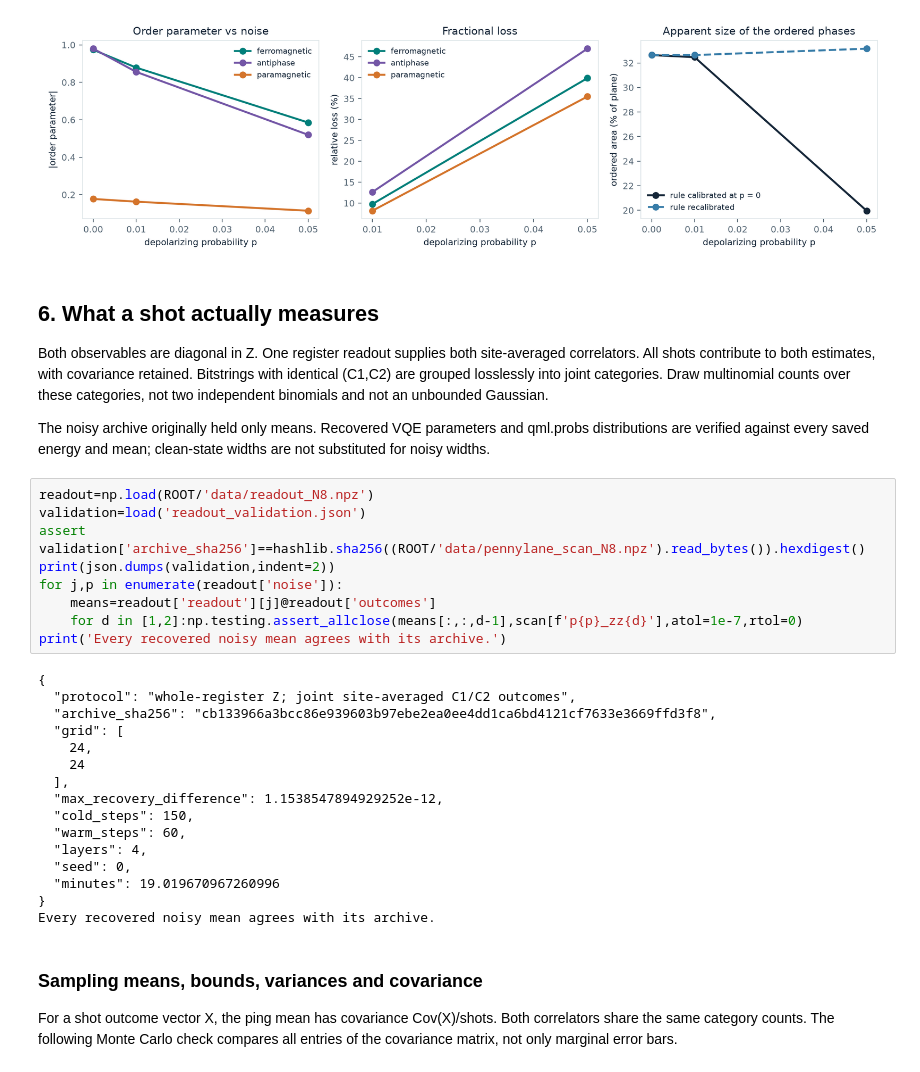
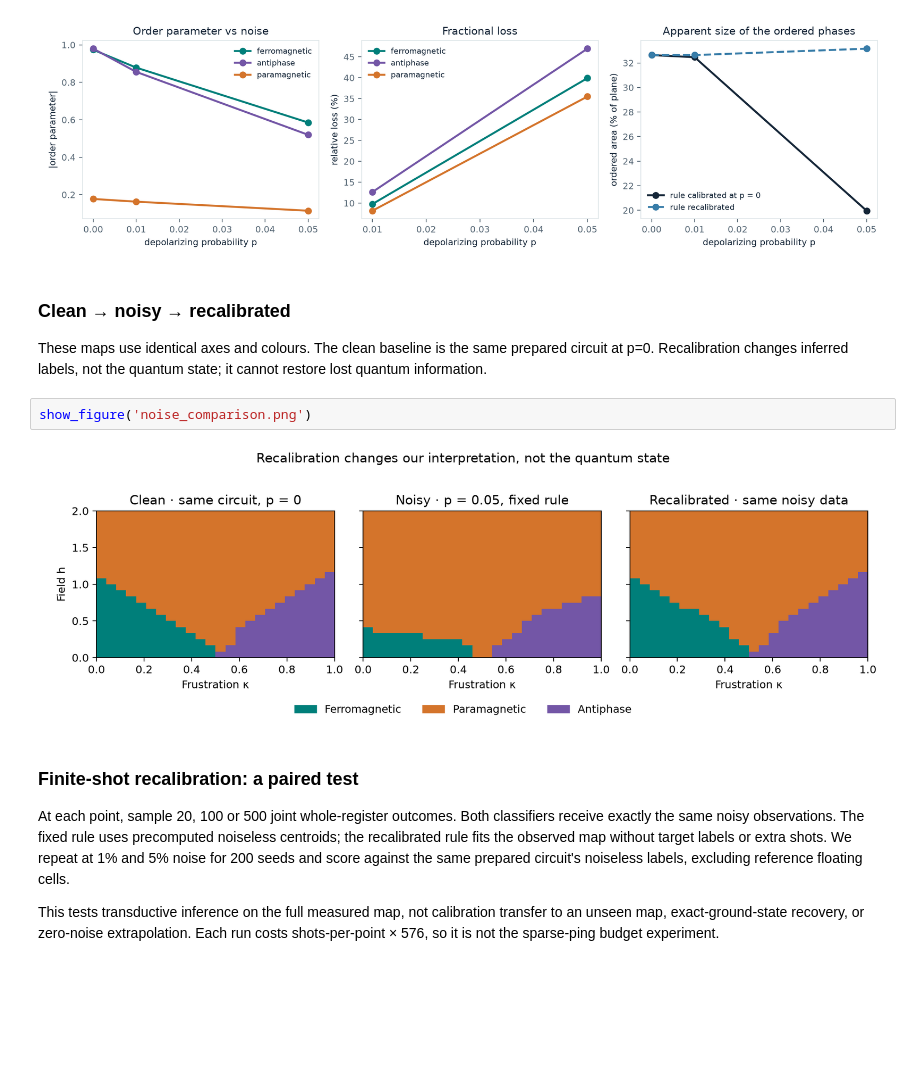
Before and after one commit to Paul-JSN/phase-hunter-popeyes, a Jupyter notebook: phase_hunter.ipynb, the cells around one changed output. Saved outputs shown, nothing was run; the diff lists cells and outputs as text; blank space fills up the shorter version.

```diff
--- a/phase_hunter.ipynb
+++ b/phase_hunter.ipynb
@@ -140,36 +140,15 @@ Cut near kappa=.30: {'phase': 'ferro', 'analytic_boundary': 0.43215826548129316,
 [figure]
 [figure]
 # %% [markdown]
-## 6. What a shot actually measures
-Both observables are diagonal in Z. One register readout supplies both site-averaged correlators. All shots contribute to both estimates, with covariance retained. Bitstrings with identical (C1,C2) are grouped losslessly into joint categories. Draw multinomial counts over these categories, not two independent binomials and not an unbounded Gaussian.
-
-The noisy archive originally held only means. Recovered VQE parameters and qml.probs distributions are verified against every saved energy and mean; clean-state widths are not substituted for noisy widths.
+### Clean → noisy → recalibrated
+These maps use identical axes and colours. The clean baseline is the same prepared circuit at p=0. Recalibration changes inferred labels, not the quantum state; it cannot restore lost quantum information.
 # %%
-readout=np.load(ROOT/'data/readout_N8.npz')
-validation=load('readout_validation.json')
-assert validation['archive_sha256']==hashlib.sha256((ROOT/'data/pennylane_scan_N8.npz').read_bytes()).hexdigest()
-print(json.dumps(validation,indent=2))
-for j,p in enumerate(readout['noise']):
-    means=readout['readout'][j]@readout['outcomes']
-    for d in [1,2]:np.testing.assert_allclose(means[:,:,d-1],scan[f'p{p}_zz{d}'],atol=1e-7,rtol=0)
-print('Every recovered noisy mean agrees with its archive.')
+show_figure('noise_comparison.png')
 # %% [output]
-{
-  "protocol": "whole-register Z; joint site-averaged C1/C2 outcomes",
-  "archive_sha256": "cb133966a3bcc86e939603b97ebe2ea0ee4dd1ca6bd4121cf7633e3669ffd3f8",
-  "grid": [
-    24,
-    24
-  ],
-  "max_recovery_difference": 1.1538547894929252e-12,
-  "cold_steps": 150,
-  "warm_steps": 60,
-  "layers": 4,
-  "seed": 0,
-  "minutes": 19.019670967260996
-}
-Every recovered noisy mean agrees with its archive.
+[figure, added]
 # %% [markdown]
-### Sampling means, bounds, variances and covariance
-For a shot outcome vector X, the ping mean has covariance Cov(X)/shots. Both correlators share the same category counts. The following Monte Carlo check compares all entries of the covariance matrix, not only marginal error bars.
+### Finite-shot recalibration: a paired test
+At each point, sample 20, 100 or 500 joint whole-register outcomes. Both classifiers receive exactly the same noisy observations. The fixed rule uses precomputed noiseless centroids; the recalibrated rule fits the observed map without target labels or extra shots. We repeat at 1% and 5% noise for 200 seeds and score against the same prepared circuit's noiseless labels, excluding reference floating cells.
+
+This tests transductive inference on the full measured map, not calibration transfer to an unseen map, exact-ground-state recovery, or zero-noise extrapolation. Each run costs shots-per-point × 576, so it is not the sparse-ping budget experiment.
 # %%
```
Also changed, not shown: parts of 24 cells of this notebook, 18 other files.
